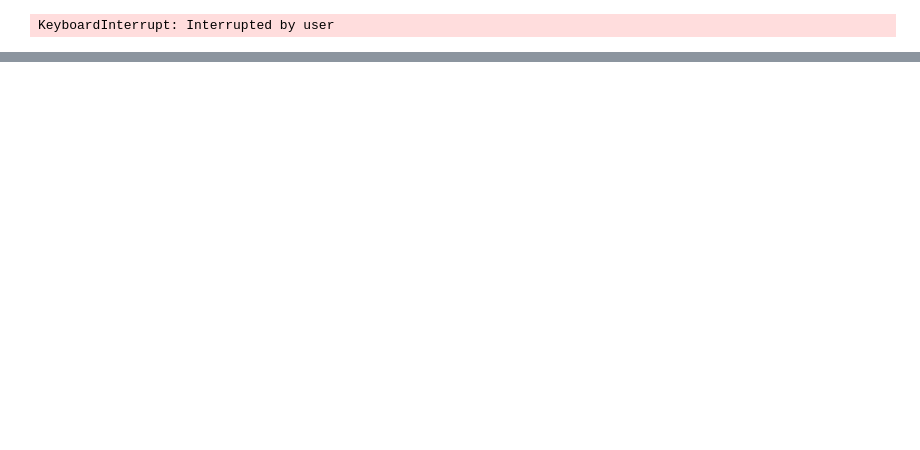
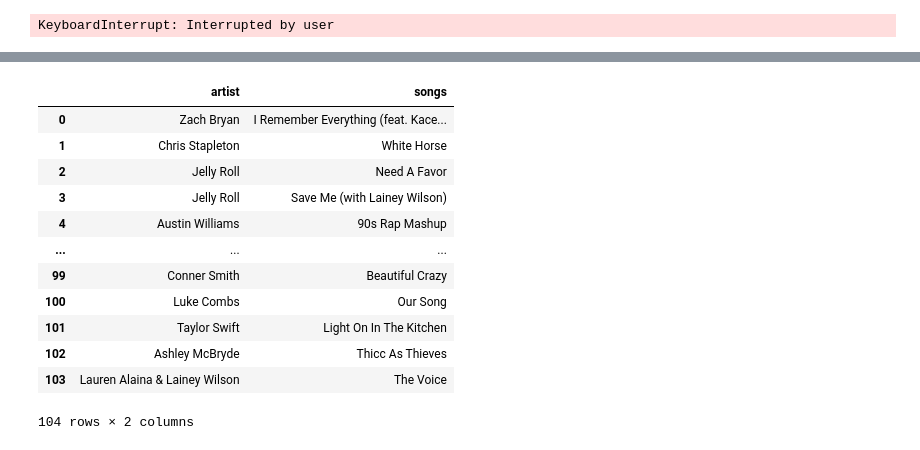
Before and after one commit to DominikKoppen/Dominik_Ironhack, a Jupyter notebook: Projects/Spotify_Webscraping/Billboard_Scraping.ipynb, the cells around one changed output, grey strips where cells are left out. Saved outputs shown, nothing was run; the diff lists cells and outputs as text; code cells hidden in the pictures; blank space fills up the shorter version.

```diff
--- a/Projects/Spotify_Webscraping/Billboard_Scraping.ipynb
+++ b/Projects/Spotify_Webscraping/Billboard_Scraping.ipynb
@@ -189,0 +218,4 @@ Sorry, that's not a hot song.
+# %%
+artists = []
+for k in soup.select('em'):
+    artists.append (k.get_text())
@@ -189,0 +226,6 @@ Sorry, that's not a hot song.
+# %%
+songs = []
+for k in soup.select('cite'):
+    songs.append (k.get_text())
+# %%
+songs.remove("Billboard Hot 100")
@@ -189,0 +252,18 @@ Sorry, that's not a hot song.
+# %%
+country_df = pd.DataFrame({'artist': artists, 'songs': songs})
+# %%
+country_df
+# %% [output]
+|  | artist | songs |
+| 0 | Zach Bryan | I Remember Everything (feat. Kace... |
+| 1 | Chris Stapleton | White Horse |
+| 2 | Jelly Roll | Need A Favor |
+| 3 | Jelly Roll | Save Me (with Lainey Wilson) |
+| 4 | Austin Williams | 90s Rap Mashup |
+| ... | ... | ... |
+| 99 | Conner Smith | Beautiful Crazy |
+| 100 | Luke Combs | Our Song |
+| 101 | Taylor Swift | Light On In The Kitchen |
+| 102 | Ashley McBryde | Thicc As Thieves |
+| 103 | Lauren Alaina & Lainey Wilson | The Voice |
+104 rows × 2 columns
```
Also changed, not shown: parts of 14 cells of this notebook, 31 other files.
